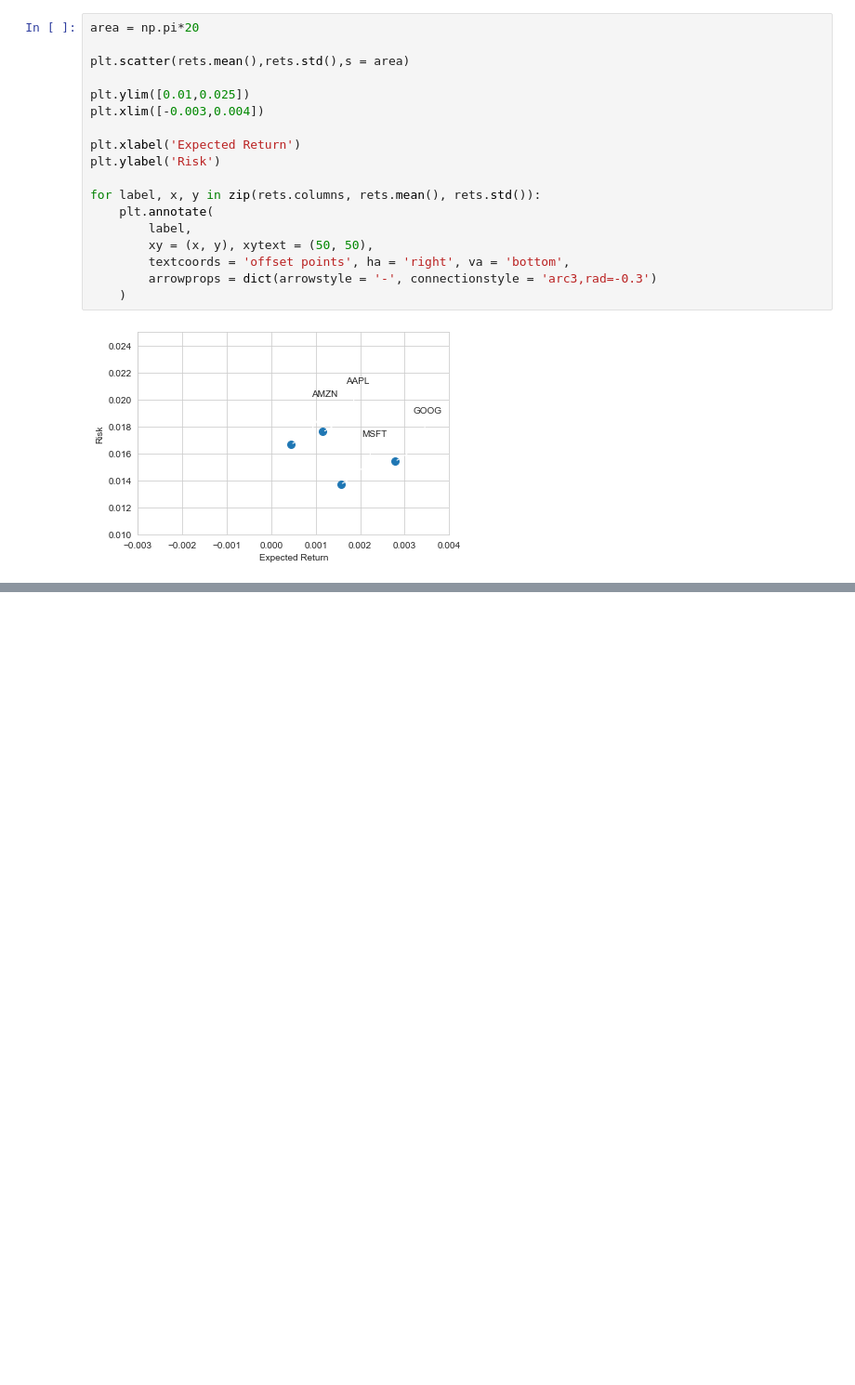
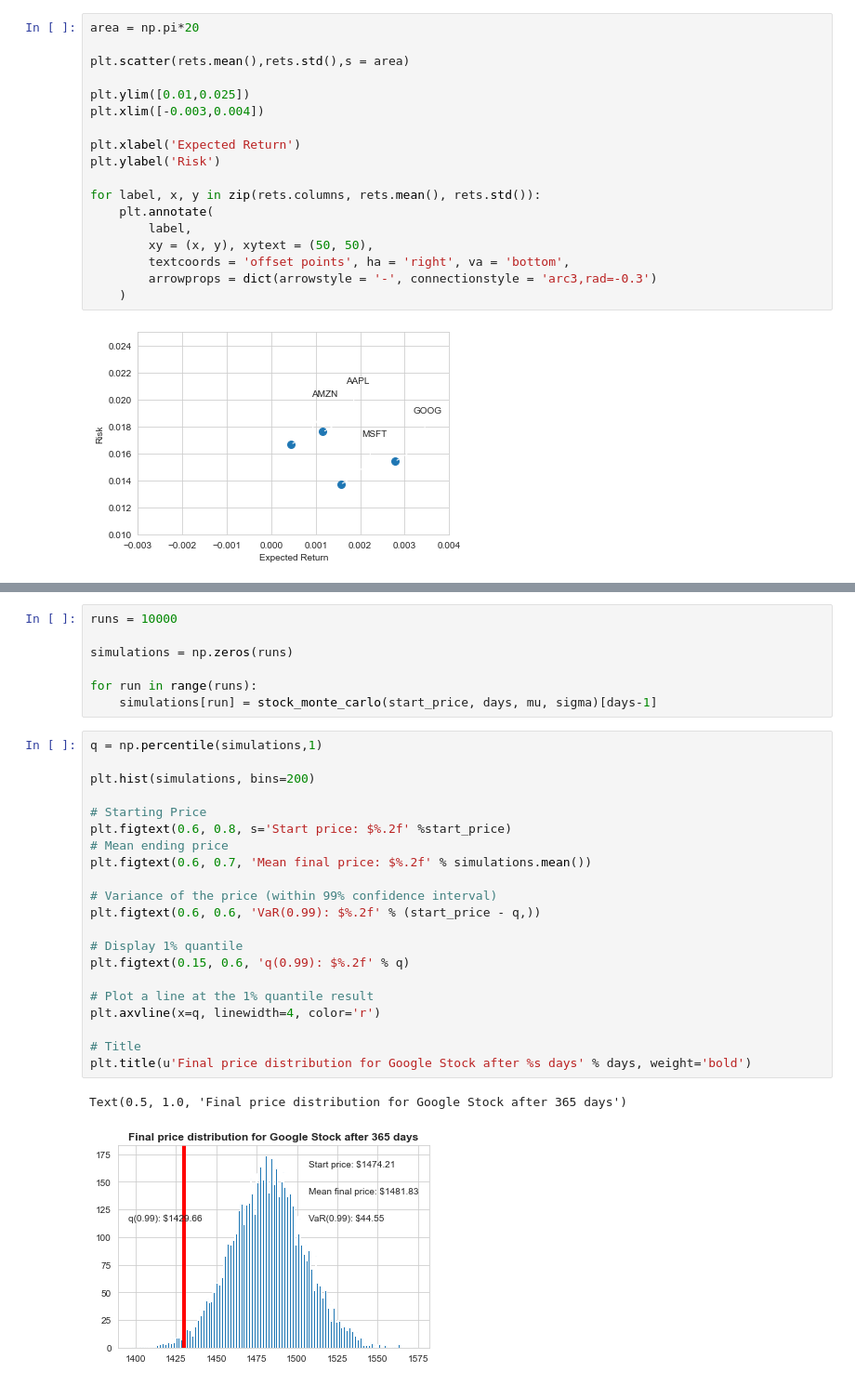
Before and after one commit to abel672/python-data-analysis-visualization, a Jupyter notebook: Section-8-Example-Projects/01-Stock-Market-Data-Analysis-Project.ipynb, the cells around one changed output, grey strips where cells are left out. Shown at 93% size. Drawn from its saved outputs; the diff is of its cells as text; blank space fills up the shorter version.

```diff
--- a/Section-8-Example-Projects/01-Stock-Market-Data-Analysis-Project.ipynb
+++ b/Section-8-Example-Projects/01-Stock-Market-Data-Analysis-Project.ipynb
@@ -176,0 +234,31 @@ for label, x, y in zip(rets.columns, rets.mean(), rets.std()):
+# %%
+runs = 10000
+
+simulations = np.zeros(runs)
+
+for run in range(runs):
+    simulations[run] = stock_monte_carlo(start_price, days, mu, sigma)[days-1]
+# %%
+q = np.percentile(simulations,1)
+
+plt.hist(simulations, bins=200)
+
+# Starting Price
+plt.figtext(0.6, 0.8, s='Start price: $%.2f' %start_price)
+# Mean ending price
+plt.figtext(0.6, 0.7, 'Mean final price: $%.2f' % simulations.mean())
+
+# Variance of the price (within 99% confidence interval)
+plt.figtext(0.6, 0.6, 'VaR(0.99): $%.2f' % (start_price - q,))
+
+# Display 1% quantile
+plt.figtext(0.15, 0.6, 'q(0.99): $%.2f' % q)
+
+# Plot a line at the 1% quantile result
+plt.axvline(x=q, linewidth=4, color='r')
+
+# Title
+plt.title(u'Final price distribution for Google Stock after %s days' % days, weight='bold')
+# %% [output]
+Text(0.5, 1.0, 'Final price distribution for Google Stock after 365 days')
+[figure, added]
```
Also changed, not shown: parts of 6 cells of this notebook, 1 other file.
